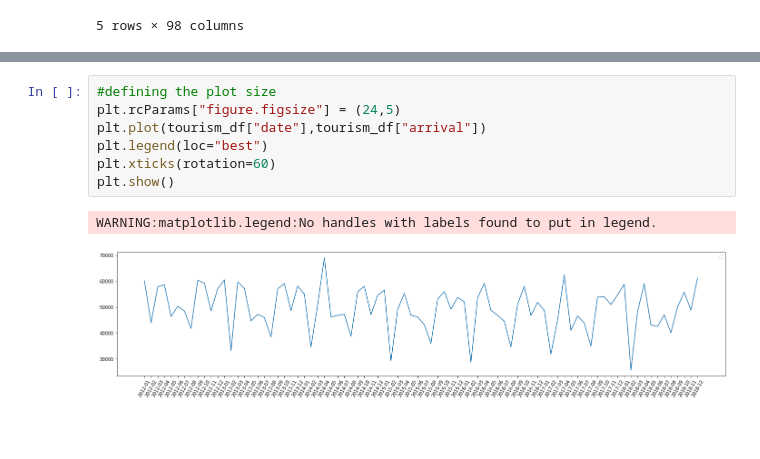
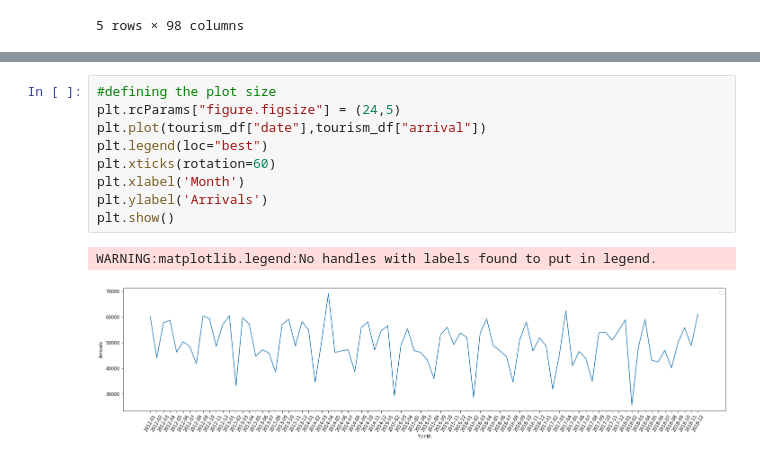
Before and after one commit to soumita20/MDS-Daekin, a Jupyter notebook: Endterm.ipynb, the cells around one changed output, grey strips where cells are left out. Drawn from its saved outputs; the diff is of its cells as text; blank space fills up the shorter version.

```diff
--- a/Endterm.ipynb
+++ b/Endterm.ipynb
@@ -387,11 +418,13 @@ Let us look at the current arrival data with respect to the date
 # %%
 #defining the plot size
 plt.rcParams["figure.figsize"] = (24,5)
 plt.plot(tourism_df["date"],tourism_df["arrival"])
 plt.legend(loc="best")
 plt.xticks(rotation=60)
+plt.xlabel('Month')
+plt.ylabel('Arrivals')
 plt.show()
 # %% [output]
 WARNING:matplotlib.legend:No handles with labels found to put in legend.
-[figure, old version]
+[figure, new version]
 # %% [markdown]
```
Also changed, not shown: parts of 19 cells of this notebook.
